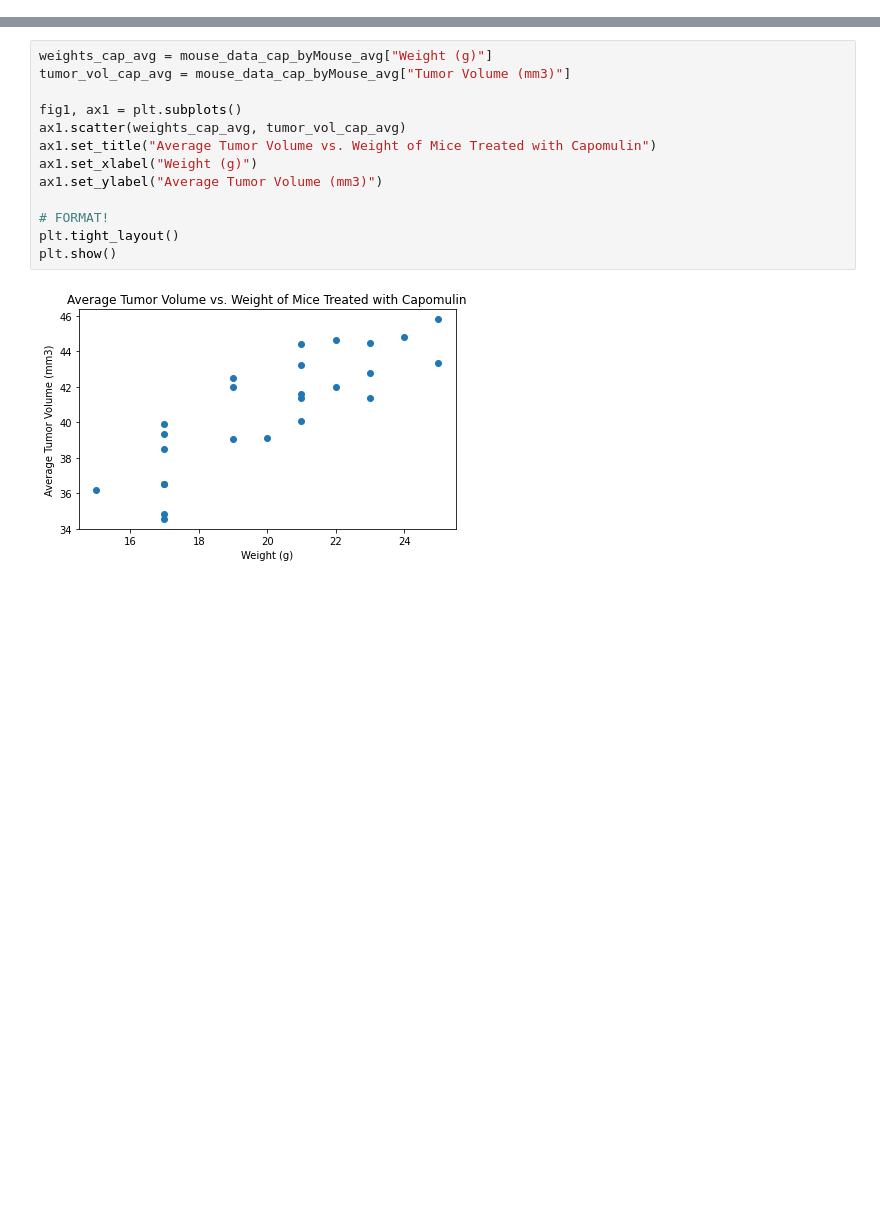
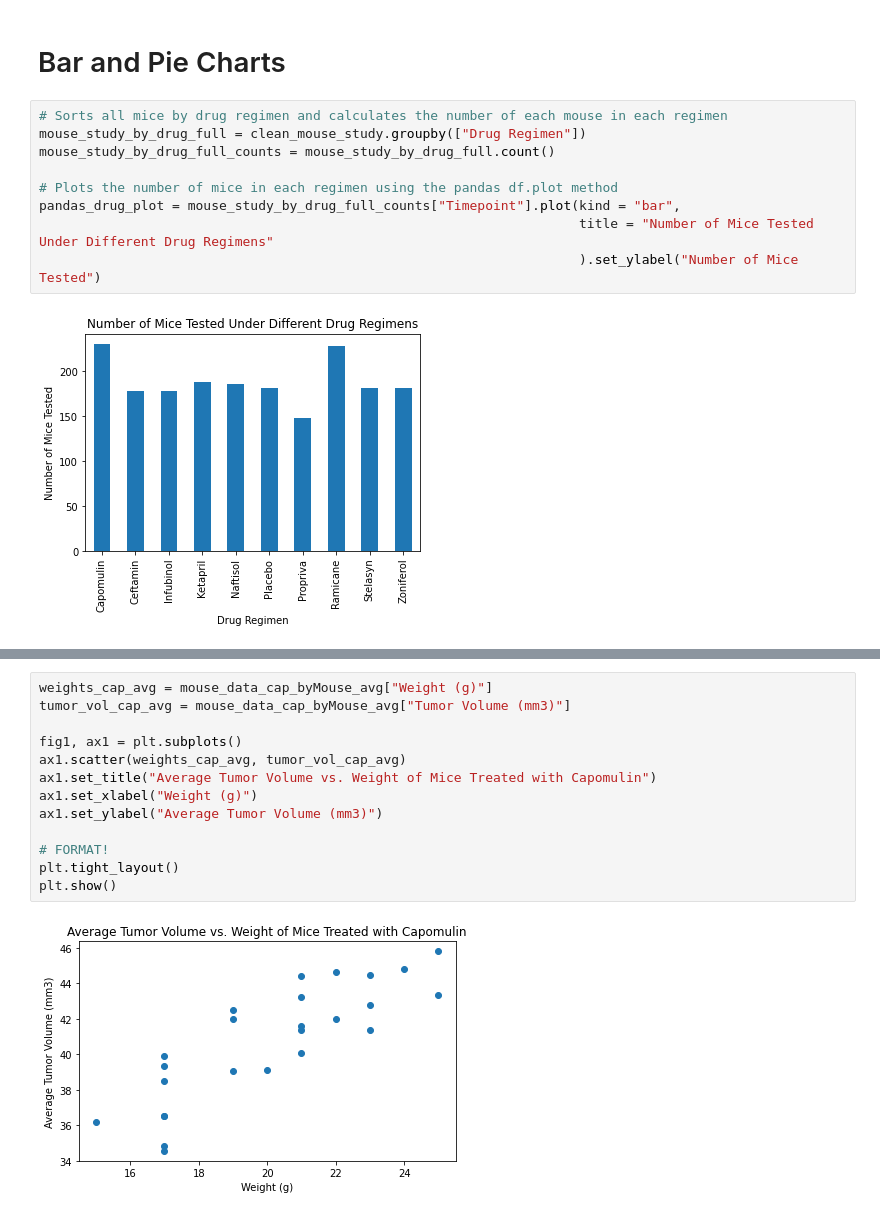
Before and after one commit to Wheezyotter/data_visualization-challenge, a Jupyter notebook: pymaceuticals.ipynb, the cells around one changed output, grey strips where cells are left out. Drawn from its saved outputs; the diff is of its cells as text; blank space fills up the shorter version.

```diff
--- a/pymaceuticals.ipynb
+++ b/pymaceuticals.ipynb
@@ -278,0 +123,13 @@ mouse_data_cap_byMouse_avg
+# %% [markdown]
+# Bar and Pie Charts
+# %%
+# Sorts all mice by drug regimen and calculates the number of each mouse in each regimen
+mouse_study_by_drug_full = clean_mouse_study.groupby(["Drug Regimen"])
+mouse_study_by_drug_full_counts = mouse_study_by_drug_full.count()
+
+# Plots the number of mice in each regimen using the pandas df.plot method
+pandas_drug_plot = mouse_study_by_drug_full_counts["Timepoint"].plot(kind = "bar",
+                                                                     title = "Number of Mice Tested Under Different Drug Regimens"
+                                                                     ).set_ylabel("Number of Mice Tested")
+# %% [output]
+[figure, added]
```
Also changed, not shown: parts of 34 cells of this notebook.
